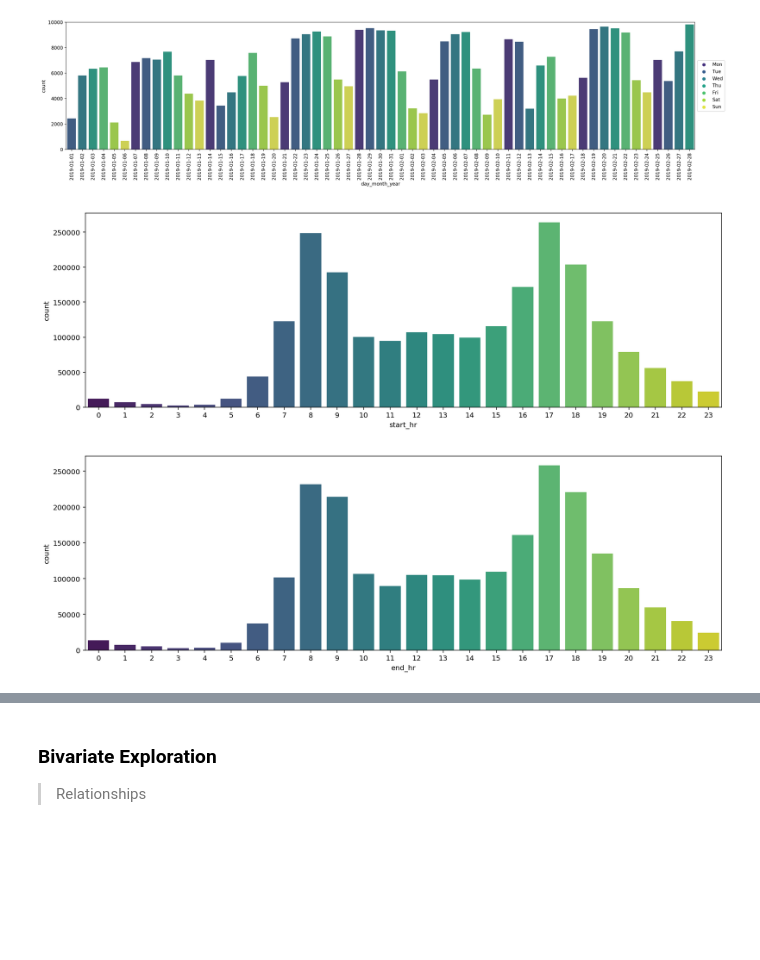
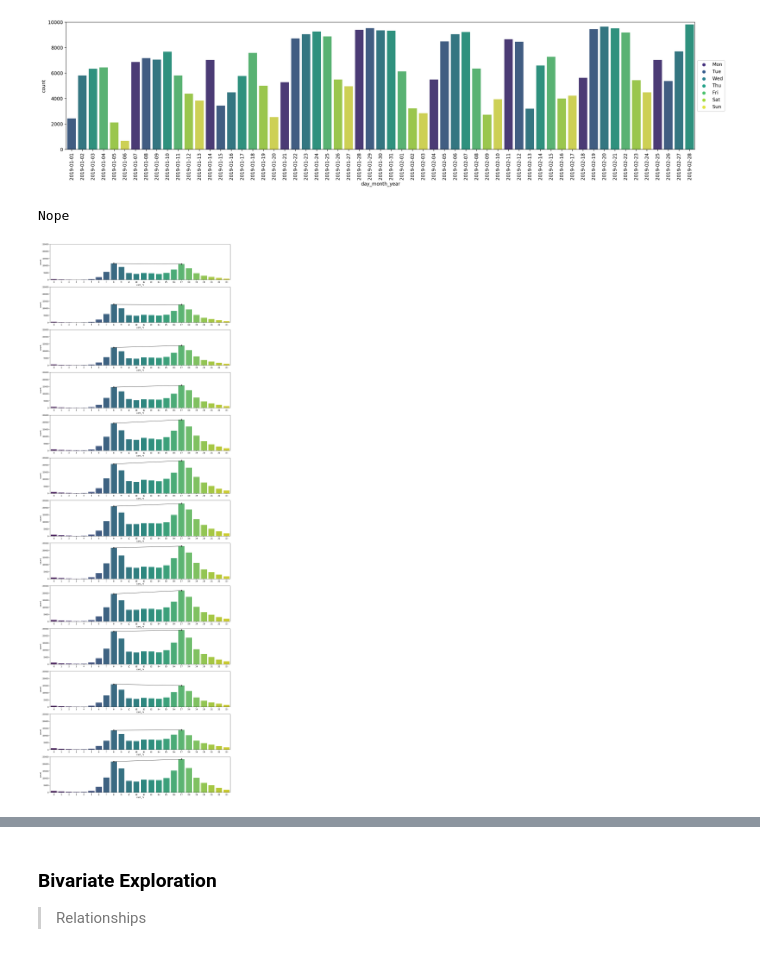
Before and after one commit to chrislicodes/udacity-data-analyst-nanodegree, a Jupyter notebook: P4-Communicate-Data-Findings/Communicate Data Findings.ipynb, the cells around one changed output, grey strips where cells are left out. Cells and saved outputs as stored; diff of their text form; code cells hidden in the pictures; blank space fills up the shorter version.

```diff
--- a/P4-Communicate-Data-Findings/Communicate Data Findings.ipynb
+++ b/P4-Communicate-Data-Findings/Communicate Data Findings.ipynb
@@ -1143,13 +1137,3 @@ plot_data_time("01.01.19","03.01.19")
 # %%
 df["start_hr"] = df["start_time"].apply(lambda x: x.hour)
 df["end_hr"] = df["end_time"].apply(lambda x: x.hour)
-# %%
-fig, ax = plt.subplots(figsize = (16,5))
-sns.countplot(x = "start_hr", data = df, palette = "viridis");
-# %% [output]
-[figure, removed]
-# %%
-fig, ax = plt.subplots(figsize = (16,5))
-sns.countplot(x = "end_hr", data = df, palette = "viridis");
-# %% [output]
-[figure, removed]
@@ -1157,0 +1140,19 @@ sns.countplot(x = "end_hr", data = df, palette = "viridis");
+# %%
+fig, ax = plt.subplots(13,1,figsize = (16,50))
+
+dates = [pd.to_datetime(f"2018-{x}") for x in range(1,13)] + [pd.to_datetime(f"2019-{x}")for x in range(1,3)]
+
+for i, date in enumerate(dates):
+    try:
+        sns.countplot(x = "start_hr", data = df[(df['start_time'] < dates[i+1])&(df['start_time'] >= date)], palette = "viridis", ax = ax[i]);
+        ax[i].set_ylim(0,25000)
+        ax[i].set_xlim(-0.5,23.5)
+        ax[i].plot([8,17], [ax[i].patches[8].get_height(),ax[i].patches[17].get_height()], 'o-', color = "#3a3a3a")
+
+
+    except:
+        print("Nope")
+        pass
+# %% [output]
+Nope
+[figure, added]
```
Also changed, not shown: parts of 47 cells of this notebook.
